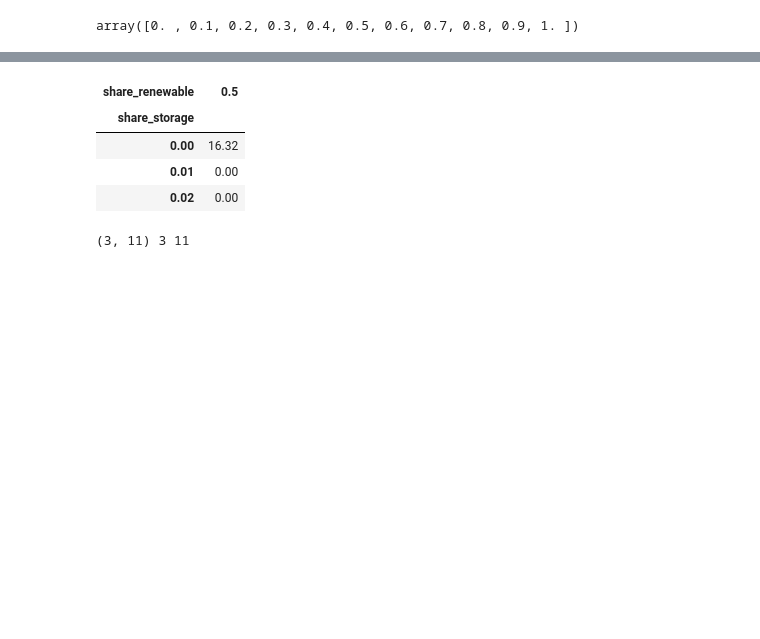
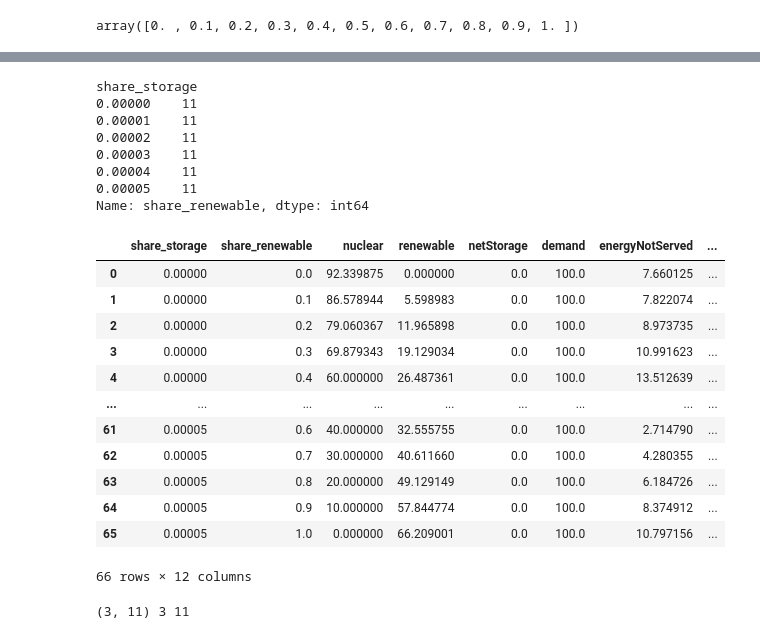
Before and after one commit to jabrell/baseload, a Jupyter notebook: dev.ipynb, the cells around one changed output, grey strips where cells are left out. Saved outputs shown, nothing was run; the diff lists cells and outputs as text; code cells hidden in the pictures; blank space fills up the shorter version.

```diff
--- a/dev.ipynb
+++ b/dev.ipynb
@@ -10,7 +8,7 @@ np.arange(0, 1.1, 0.1)
 # %% [output]
 array([0. , 0.1, 0.2, 0.3, 0.4, 0.5, 0.6, 0.7, 0.8, 0.9, 1. ])
 # %%
-fn_results = "./data/results.parquet"
+fn_results = "./data/results_neu.parquet"
 # %%
 def get_total_results(fn_results: str) -> pd.DataFrame:
     """Get results aggregate over all periods
@@ -68,49 +83,82 @@ curtail_res_first = True
 cost_res = 2
 cost_nuc = 1
 cost_sto = 10
 cost_ens = 100
-share_generation = 1
+share_generation = 1.2
 variable = "cost"
 
 
 def get_plot_variable(
-    df_annual,
+    df_annual: pd.DataFrame,
     cost_res: float,
     cost_nuc: float,
     cost_sto: float,
     cost_ens: float,
     share_generation: float,
     curtail_res_first=True,
-):
-    return (
-        df_annual
-        .query(f"share_generation == {share_generation}")
+) -> pd.DataFrame:
+    """Get data for plotting depending and calculate cost
+    Args:
+        df_annual: results aggregated over the whole time horizon
+        cost_res: cost to install renewable generation [Euro/MWh]
+        cost_nuc: cost to install nuclear generation [Euro/MWh]
+        cost_res: cost to install storage facility [Euro/MWh]
+        cost_res: cost to install energy not served [Euro/MWh]
+        share_generation: total generation as multiple of demand
+        curtail_res_first: indicator whether renewable are curtailed first
+    """
+    df_annual
+    df = (
+        df_annual.query(f"share_generation == {share_generation}")
         .query(f"curtailRenewableFirst == {curtail_res_first}")
         .assign(
             cost=lambda df: (
                 (df["nuclear"] + df["curtailNuclear"]) * cost_nuc
                 + (df["renewable"] + df["curtailRenewable"]) * cost_res
                 + df["energyNotServed"] * cost_ens
                 + df["demand"] * df["share_storage"] * cost_sto
             )
         )
         .drop(["curtailRenewableFirst", "share_generation"], axis=1)
         .set_index(["share_storage", "share_renewable"])
-        .round(2)
         .reset_index()
     )
+    print(df.groupby("share_storage").share_renewable.count())
+    return df
 
 
-df_cost = get_plot_variable(df_annual,cost_res=cost_res, cost_nuc=cost_nuc, cost_sto=cost_sto,
-                            cost_ens=cost_ens, share_generation=1,
-                            curtail_res_first=False)
-df_cost.pivot_table("energyNotServed", "share_storage", "share_renewable")
+df_cost = get_plot_variable(
+    df_annual,
+    cost_res=cost_res,
+    cost_nuc=cost_nuc,
+    cost_sto=cost_sto,
+    cost_ens=cost_ens,
+    share_generation=1,
+    curtail_res_first=True,
+)
+df_cost  # .pivot_table("energyNotServed", "share_storage", "share_renewable")
 # %% [output]
+share_storage
+0.00000    11
+0.00001    11
+0.00002    11
+0.00003    11
+0.00004    11
+0.00005    11
+Name: share_renewable, dtype: int64
-| share_renewable | 0.5 |
-| share_storage |  |
-| 0.00 | 16.32 |
-| 0.01 | 0.00 |
-| 0.02 | 0.00 |
+|  | share_storage | share_renewable | nuclear | renewable | netStorage | demand | energyNotServed | ... |
+| 0 | 0.00000 | 0.0 | 92.339875 | 0.000000 | 0.0 | 100.0 | 7.660125 | ... |
+| 1 | 0.00000 | 0.1 | 86.578944 | 5.598983 | 0.0 | 100.0 | 7.822074 | ... |
+| 2 | 0.00000 | 0.2 | 79.060367 | 11.965898 | 0.0 | 100.0 | 8.973735 | ... |
+| 3 | 0.00000 | 0.3 | 69.879343 | 19.129034 | 0.0 | 100.0 | 10.991623 | ... |
+| 4 | 0.00000 | 0.4 | 60.000000 | 26.487361 | 0.0 | 100.0 | 13.512639 | ... |
+| ... | ... | ... | ... | ... | ... | ... | ... | ... |
+| 61 | 0.00005 | 0.6 | 40.000000 | 32.555755 | 0.0 | 100.0 | 2.714790 | ... |
+| 62 | 0.00005 | 0.7 | 30.000000 | 40.611660 | 0.0 | 100.0 | 4.280355 | ... |
+| 63 | 0.00005 | 0.8 | 20.000000 | 49.129149 | 0.0 | 100.0 | 6.184726 | ... |
+| 64 | 0.00005 | 0.9 | 10.000000 | 57.844774 | 0.0 | 100.0 | 8.374912 | ... |
+| 65 | 0.00005 | 1.0 | 0.000000 | 66.209001 | 0.0 | 100.0 | 10.797156 | ... |
+66 rows × 12 columns
 # %%
 df_plot = df_cost.copy()
 df = df_plot.pivot_table(
```
Also changed, not shown: parts of 3 cells of this notebook, 6 other files.
